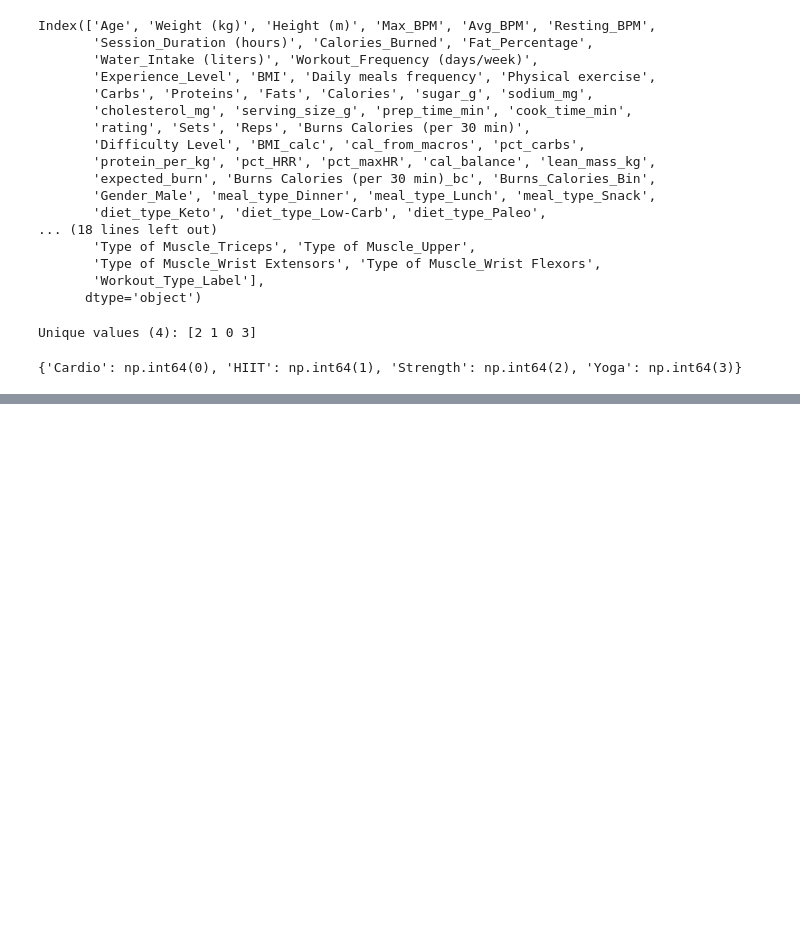
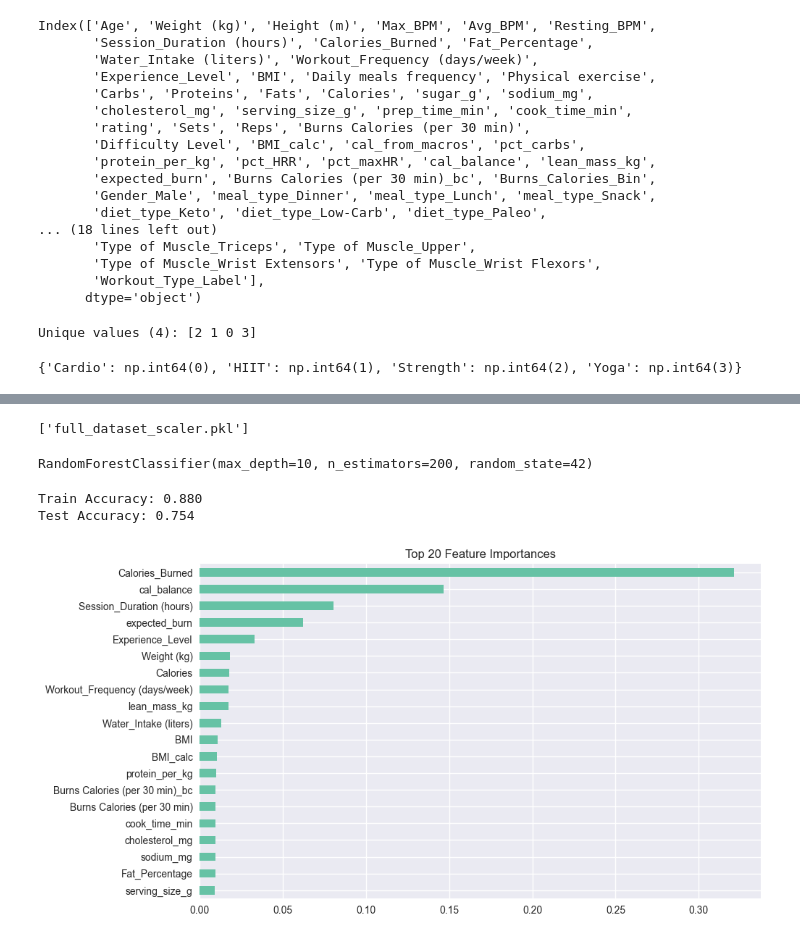
Before and after one commit to murad-02/FitLab, a Jupyter notebook: AI/Fit.ipynb, the cells around one changed output, grey strips where cells are left out. Drawn from its saved outputs; the diff is of its cells as text; code cells hidden in the pictures; blank space fills up the shorter version.

Commit message:
trained the model

```diff
--- a/AI/Fit.ipynb
+++ b/AI/Fit.ipynb
@@ -560,0 +658,6 @@ print(mapping)
+# %%
+from sklearn.preprocessing import StandardScaler
+
+numeric_cols = ['Age','Weight (kg)','Height (m)','BMI','Workout_Frequency (days/week)']
+scaler = StandardScaler()
+df[numeric_cols] = scaler.fit_transform(df[numeric_cols])
@@ -560,0 +712,73 @@ print(mapping)
+# %%
+from sklearn.preprocessing import StandardScaler
+
+# 1️⃣ Identify numeric columns
+numeric_cols = df.select_dtypes(include=['float64', 'int64']).columns.tolist()
+
+# Exclude target column from normalization
+numeric_cols = [col for col in numeric_cols if col != 'Workout_Type_Label']
+
+# 2️⃣ Initialize scaler
+scaler = StandardScaler()
+
+# 3️⃣ Fit & transform numeric columns
+df[numeric_cols] = scaler.fit_transform(df[numeric_cols])
+
+# 4️⃣ Optional: check the first few rows
+df[numeric_cols].head()
+
+# 5️⃣ Save scaler for deployment (user input normalization)
+import joblib
+joblib.dump(scaler, 'full_dataset_scaler.pkl')
+# %% [output]
+['full_dataset_scaler.pkl']
+# %%
+# Features
+X = df.drop(columns=['Workout_Type_Label'])
+
+# Target
+y = df['Workout_Type_Label']
+# %%
+from sklearn.model_selection import train_test_split
+
+X_train, X_test, y_train, y_test = train_test_split(
+    X, y, test_size=0.2, random_state=42, stratify=y
+)
+# %%
+from sklearn.ensemble import RandomForestClassifier
+
+# Initialize model
+model = RandomForestClassifier(
+    n_estimators=200,
+    max_depth=10,  # limit depth to reduce overfitting
+    random_state=42
+)
+
+# Train
+model.fit(X_train, y_train)
+# %% [output]
+RandomForestClassifier(max_depth=10, n_estimators=200, random_state=42)
+# %%
+# Accuracy
+train_acc = model.score(X_train, y_train)
+test_acc = model.score(X_test, y_test)
+
+print(f"Train Accuracy: {train_acc:.3f}")
+print(f"Test Accuracy: {test_acc:.3f}")
+# %% [output]
+Train Accuracy: 0.880
+Test Accuracy: 0.754
+# %%
+import pandas as pd
+import matplotlib.pyplot as plt
+
+feature_importances = pd.Series(model.feature_importances_, index=X.columns)
+feature_importances.sort_values(ascending=False).head(20)  # top 20 features
+
+# Plot
+plt.figure(figsize=(10,6))
+feature_importances.sort_values(ascending=True).tail(20).plot(kind='barh')
+plt.title("Top 20 Feature Importances")
+plt.show()
+# %% [output]
+[figure, added]
```
Also changed, not shown: parts of 14 cells of this notebook.
